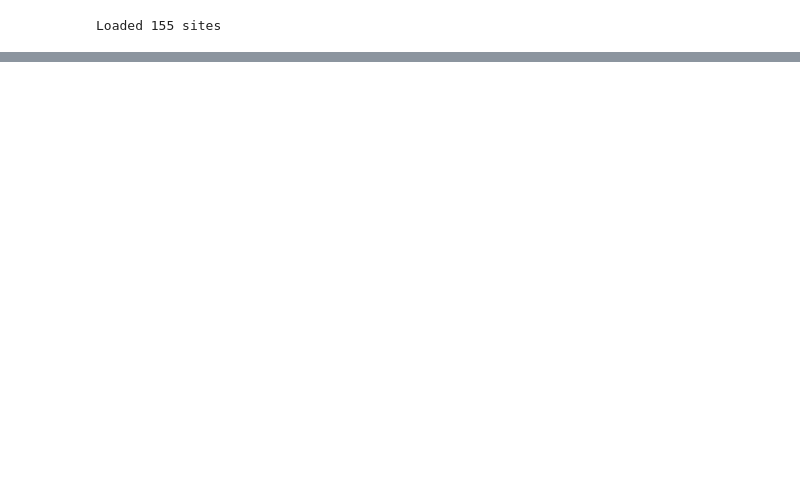
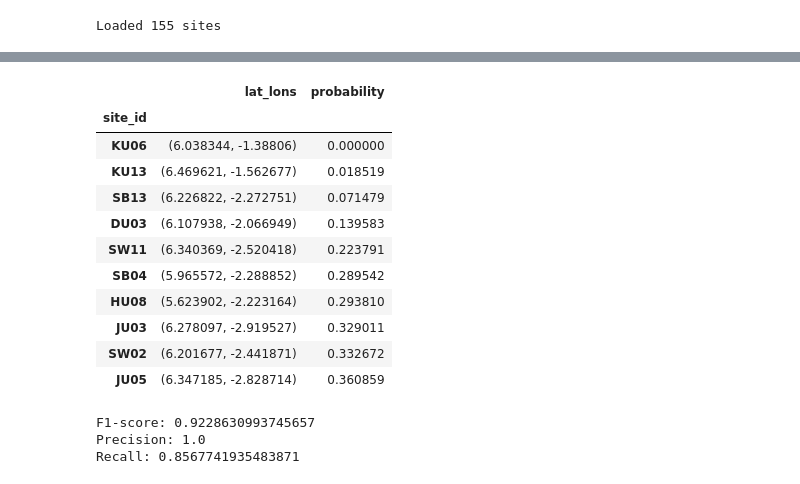
Before and after one commit to arthurgassner-synotis/forestero-skymap-poc, a Jupyter notebook: nb/0-4-check_ethz_predicts_trees.ipynb, the cells around one changed output, grey strips where cells are left out. Saved outputs shown, nothing was run; the diff lists cells and outputs as text; code cells hidden in the pictures; blank space fills up the shorter version.

```diff
--- a/nb/0-4-check_ethz_predicts_trees.ipynb
+++ b/nb/0-4-check_ethz_predicts_trees.ipynb
@@ -71,0 +74,26 @@ SW11 0.22379082441329956
+# %%
+df.groupby('site_id').max().sort_values(by='probability').head(10)
+# %% [output]
+|  | lat_lons | probability |
+| site_id |  |  |
+| KU06 | (6.038344, -1.38806) | 0.000000 |
+| KU13 | (6.469621, -1.562677) | 0.018519 |
+| SB13 | (6.226822, -2.272751) | 0.071479 |
+| DU03 | (6.107938, -2.066949) | 0.139583 |
+| SW11 | (6.340369, -2.520418) | 0.223791 |
+| SB04 | (5.965572, -2.288852) | 0.289542 |
+| HU08 | (5.623902, -2.223164) | 0.293810 |
+| JU03 | (6.278097, -2.919527) | 0.329011 |
+| SW02 | (6.201677, -2.441871) | 0.332672 |
+| JU05 | (6.347185, -2.828714) | 0.360859 |
+# %%
+# What score would we have per tree ?
+# Using a 0.5 threshold, we have
+yhat = df.probability >= 0.5
+print(f"F1-score: {f1_score(np.full(shape=(len(df)), fill_value=1.0), yhat)}")
+print(f"Precision: {precision_score(np.full(shape=(len(df)), fill_value=1.0), yhat)}")
+print(f"Recall: {recall_score(np.full(shape=(len(df)), fill_value=1.0), yhat)}")
+# %% [output]
+F1-score: 0.9228630993745657
+Precision: 1.0
+Recall: 0.8567741935483871
```
Also changed, not shown: parts of 6 cells of this notebook.
